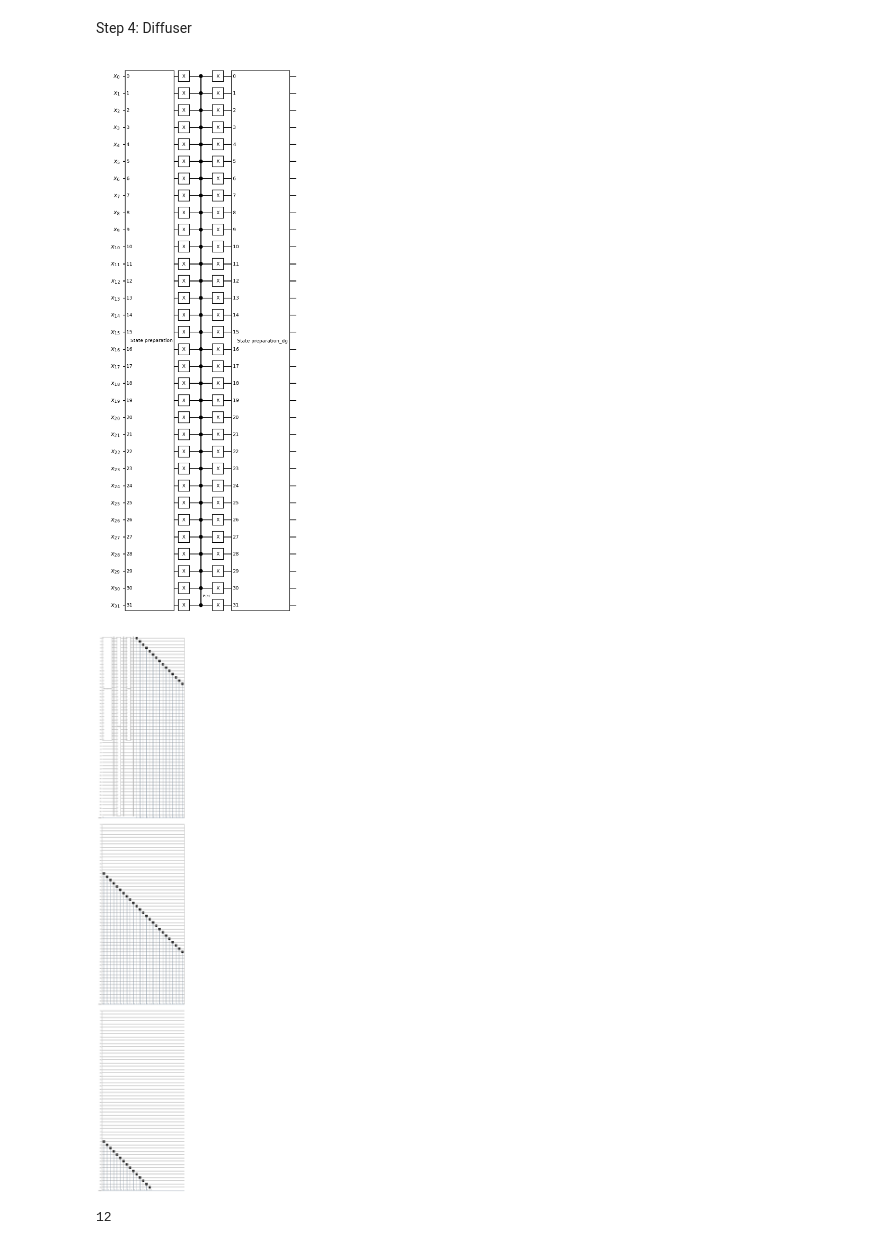
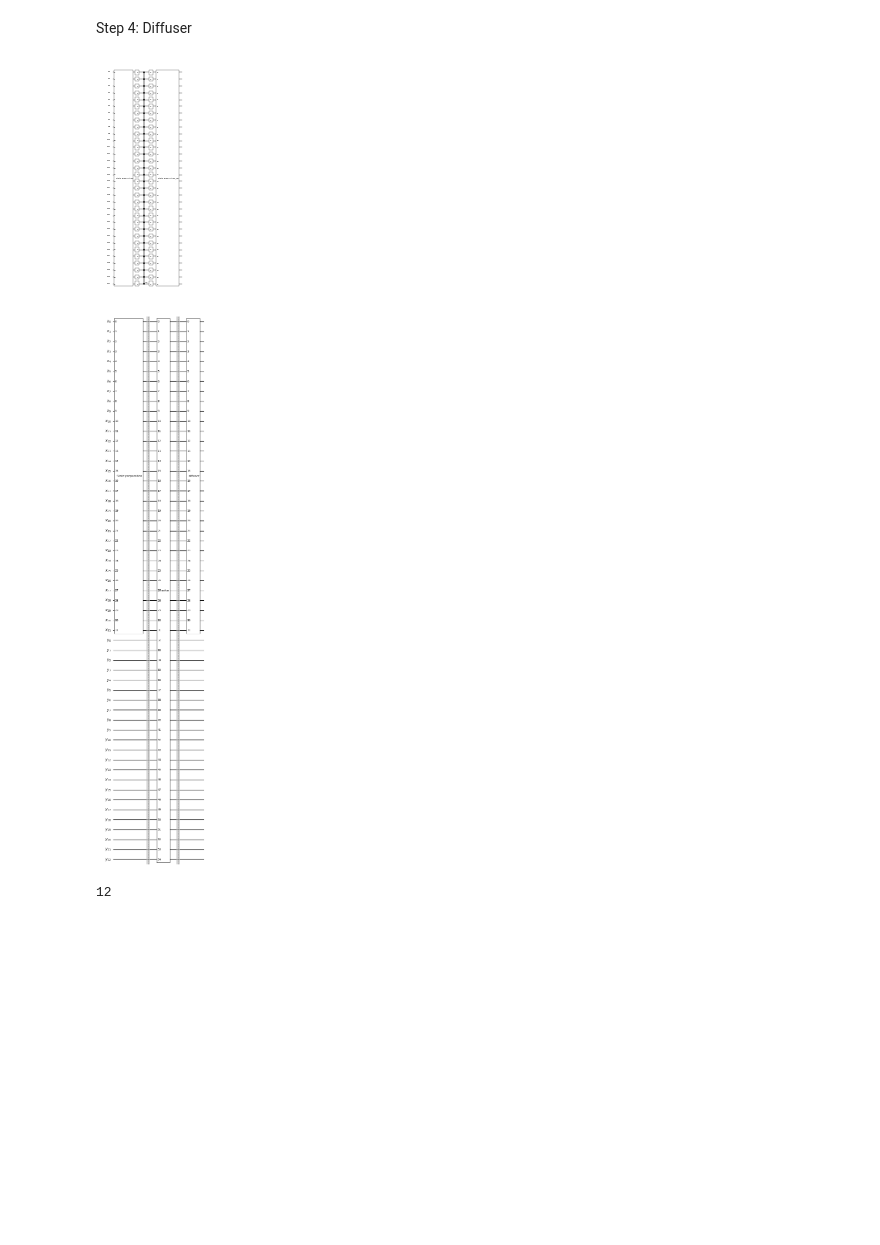
Before and after one commit to kh-w/Solving-a-n2-x-n2-Sudoku-using-the-Grovers-Algorithm, a Jupyter notebook: QC_Boot_Camp_proj_1_Sudoku.ipynb, the cells around one changed output. Drawn from its saved outputs; the diff is of its cells as text; code cells hidden in the pictures; blank space fills up the shorter version.

```diff
--- a/QC_Boot_Camp_proj_1_Sudoku.ipynb
+++ b/QC_Boot_Camp_proj_1_Sudoku.ipynb
@@ -1275,19 +1289,19 @@ Step 4: Diffuser
 # %%
 quantum_register = QuantumRegister(size=32, name="x")
 
 diffuser_circuit = QuantumCircuit(quantum_register, name="diffuser")
 
 diffuser_circuit.compose(Prep, inplace=True)
 
 diffuser_circuit.x(quantum_register)
 diffuser_circuit.mcp(np.pi, list(range(31)), 31)
 diffuser_circuit.x(quantum_register)
 
 diffuser_circuit.compose(Prep.inverse(), inplace=True)
 
-diffuser_circuit.draw(output="mpl", style="bw")
+diffuser_circuit.draw(output="mpl", style="bw", scale = 0.15, fold=-1)
 # %% [output]
-[figure, old version]
+[figure, new version]
 # %%
 D = diffuser_circuit.to_gate()
 # %%
@@ -1304,8 +1318,6 @@ for _ in range(1):
     grover_circuit.barrier()
     grover_circuit.compose(D, qubits=quantum_register[:], inplace=True)
 
-grover_circuit.measure_all()
-
-grover_circuit.draw(output="mpl", style="bw")
+grover_circuit.draw(output="mpl", style="bw", scale = 0.6, fold=-1)
 # %% [output]
-[figure, old version]
+[figure, new version]
```
Also changed, not shown: parts of 15 cells of this notebook.
